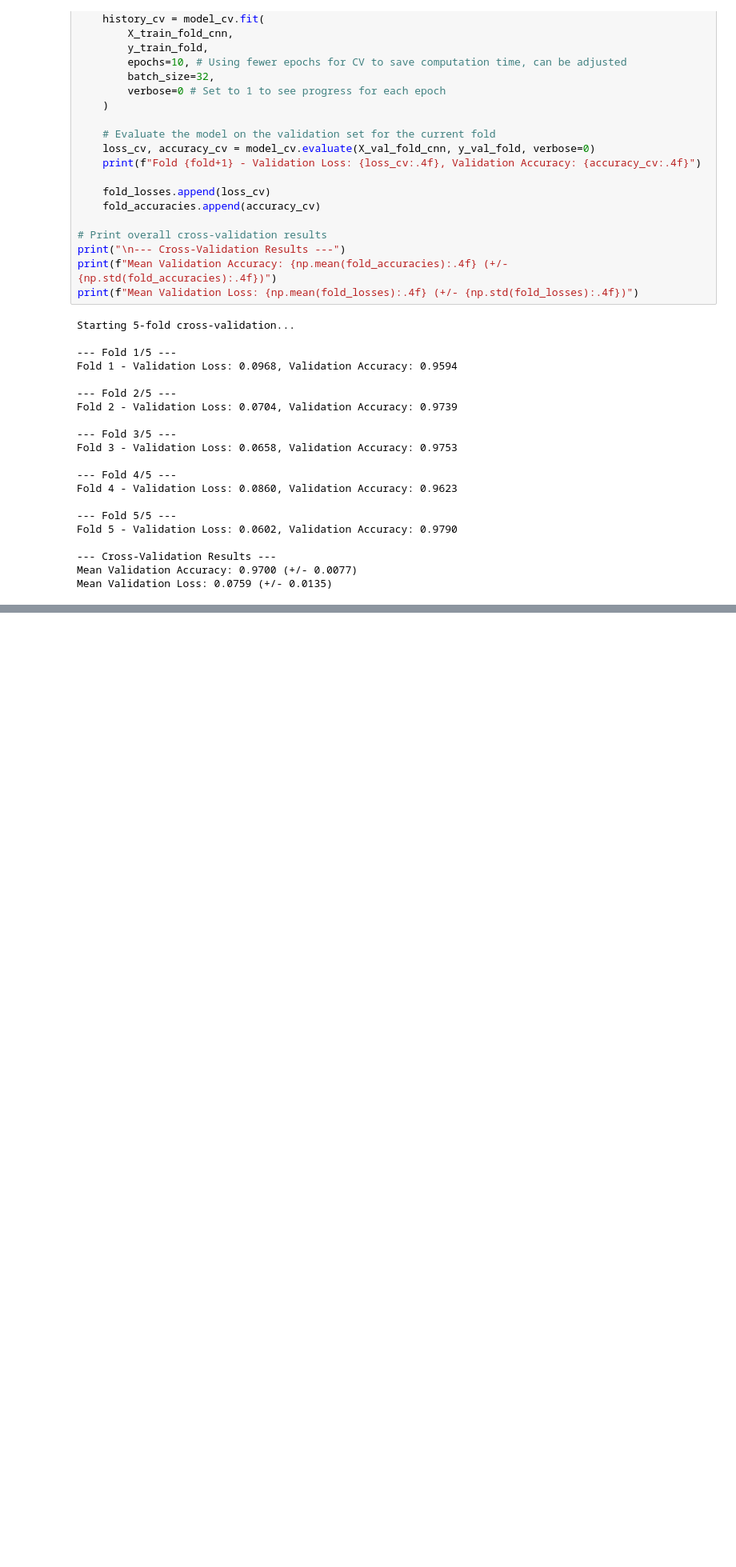
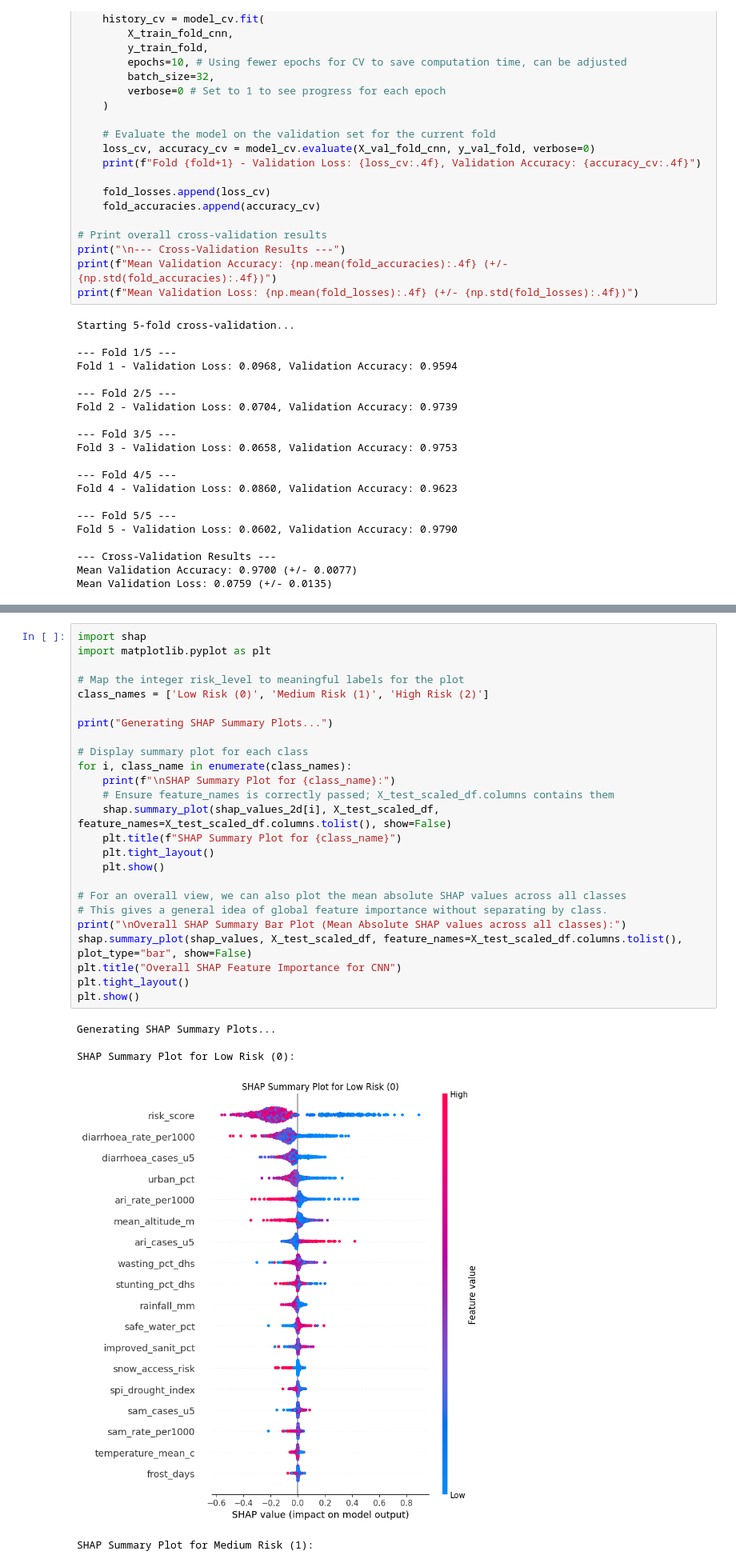
Before and after one commit to davidmothae3/caresai-test, a Jupyter notebook: Climate_Health_Risk_Kids_Under_5.ipynb, the cells around one changed output, grey strips where cells are left out. Shown at 80% size. Cells and saved outputs as stored; diff of their text form; blank space fills up the shorter version.

```diff
--- a/Climate_Health_Risk_Kids_Under_5.ipynb
+++ b/Climate_Health_Risk_Kids_Under_5.ipynb
@@ -587,0 +594,31 @@ Mean Validation Loss: 0.0759 (+/- 0.0135)
+# %%
+import shap
+import matplotlib.pyplot as plt
+
+# Map the integer risk_level to meaningful labels for the plot
+class_names = ['Low Risk (0)', 'Medium Risk (1)', 'High Risk (2)']
+
+print("Generating SHAP Summary Plots...")
+
+# Display summary plot for each class
+for i, class_name in enumerate(class_names):
+    print(f"\nSHAP Summary Plot for {class_name}:")
+    # Ensure feature_names is correctly passed; X_test_scaled_df.columns contains them
+    shap.summary_plot(shap_values_2d[i], X_test_scaled_df, feature_names=X_test_scaled_df.columns.tolist(), show=False)
+    plt.title(f"SHAP Summary Plot for {class_name}")
+    plt.tight_layout()
+    plt.show()
+
+# For an overall view, we can also plot the mean absolute SHAP values across all classes
+# This gives a general idea of global feature importance without separating by class.
+print("\nOverall SHAP Summary Bar Plot (Mean Absolute SHAP values across all classes):")
+shap.summary_plot(shap_values, X_test_scaled_df, feature_names=X_test_scaled_df.columns.tolist(), plot_type="bar", show=False)
+plt.title("Overall SHAP Feature Importance for CNN")
+plt.tight_layout()
+plt.show()
+# %% [output]
+Generating SHAP Summary Plots...
+
+SHAP Summary Plot for Low Risk (0):
+[figure, added]
+SHAP Summary Plot for Medium Risk (1):
```
Also changed, not shown: parts of 2 cells of this notebook.
